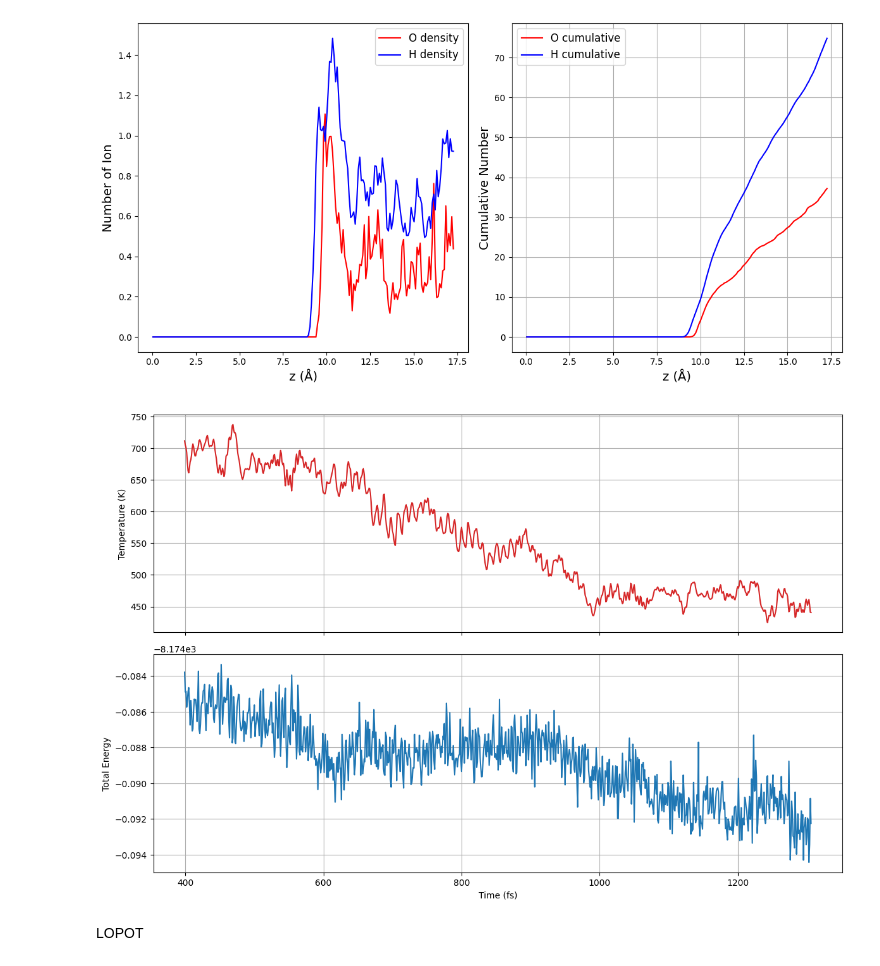
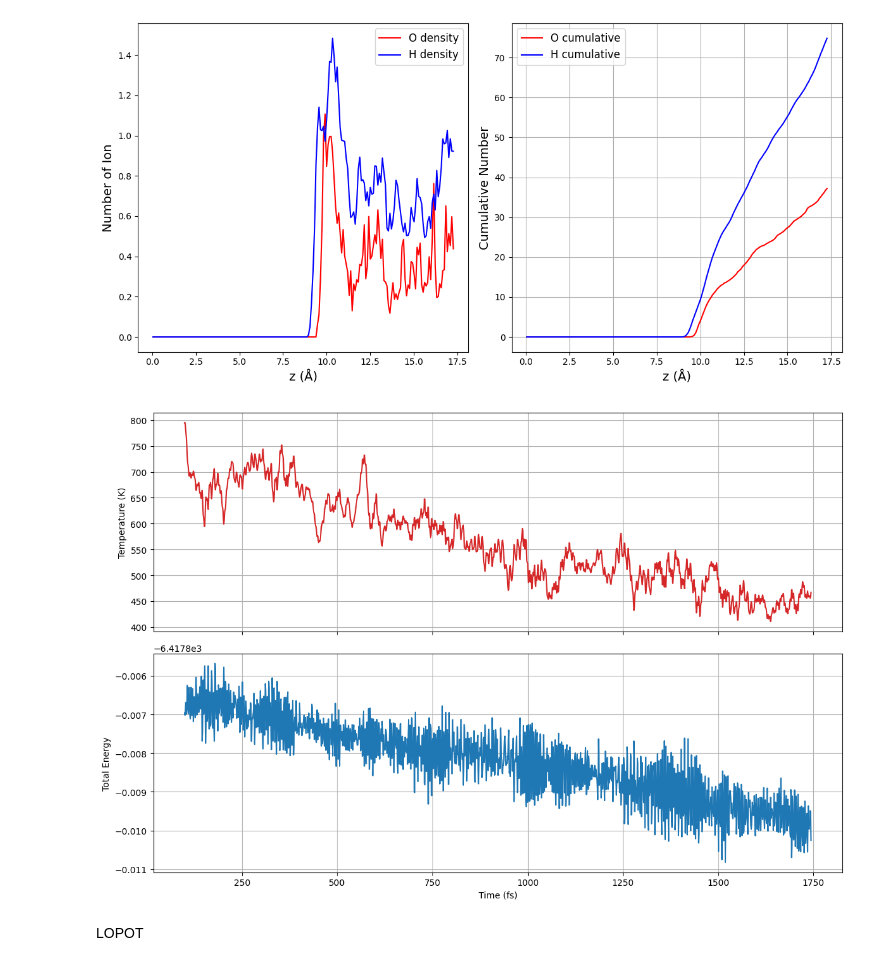
Before and after one commit to JihoonSon94/MD_Analysis, a Jupyter notebook: MD.ipynb, the cells around one changed output. Drawn from its saved outputs; the diff is of its cells as text; code cells hidden in the pictures.

```diff
--- a/MD.ipynb
+++ b/MD.ipynb
@@ -764,33 +791,36 @@ plt.show()
 # %%
 import numpy as np
 import matplotlib.pyplot as plt
+import os
 
-ener_file = "C:\\Users\\Jihoon\\Desktop\\Cu-1.ener"
+file_name = "CeO2_Cu-1.ener"
+desktop_dir = os.path.join(os.path.expanduser("~"), "Desktop")
+ener_file = os.path.join(desktop_dir, file_name)
 
 # columns: 0=md_step, 1=time_fs, 2=e_kin, 3=temp, 4=e_pot, 5=e_tot, 6=cpu_time
 
-data = np.loadtxt(ener_file, comments='#', skiprows=400, usecols=(1, 3, 5))
+data = np.loadtxt(ener_file, comments='#', skiprows=100, usecols=(1, 3, 5))
 time_fs, temp, e_tot = data[:,0], data[:,1], data[:,2]
 
 fig, axes = plt.subplots(2, 1, figsize=(12, 8), sharex=True)
 
 # 위: 온도
 axes[0].plot(time_fs, temp, lw=1.5, color='tab:red')
 axes[0].set_ylabel('Temperature (K)')
 axes[0].ticklabel_format(style='plain', axis='y')
 axes[0].grid(True)
 
 # 아래: 에너지
 axes[1].plot(time_fs, e_tot, lw=1.5, color='tab:blue')
 axes[1].set_xlabel('Time (fs)')
 axes[1].set_ylabel('Total Energy')
 axes[1].ticklabel_format(style='plain', axis='y')
 axes[1].grid(True)
 
 plt.tight_layout()
 plt.show()
 # %% [output]
-[figure, old version]
+[figure, new version]
 # %%
 csv_file = "C:\\Users\\Jihoon\\Desktop\\CeO2_Cu-1_energy.csv"
 np.savetxt(
```
Also changed, not shown: parts of 7 cells of this notebook.
